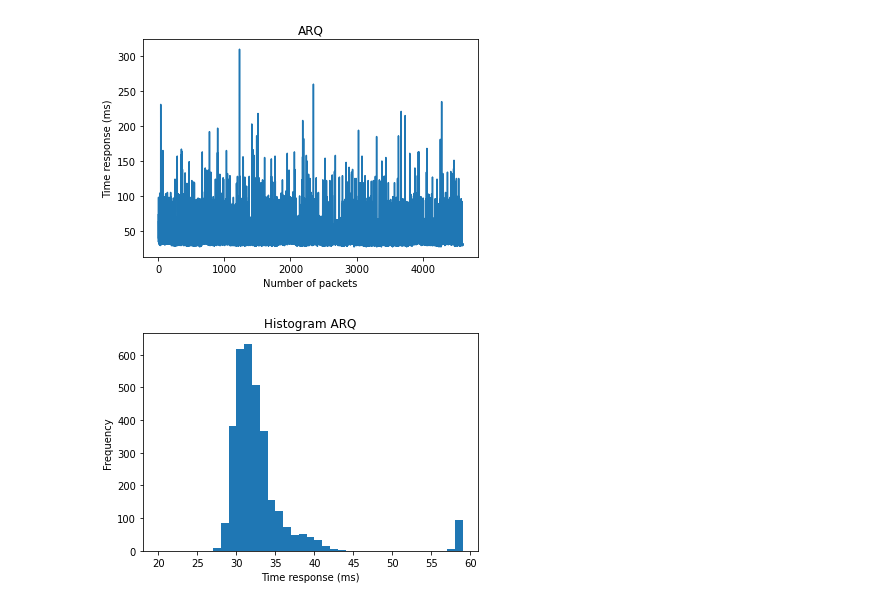
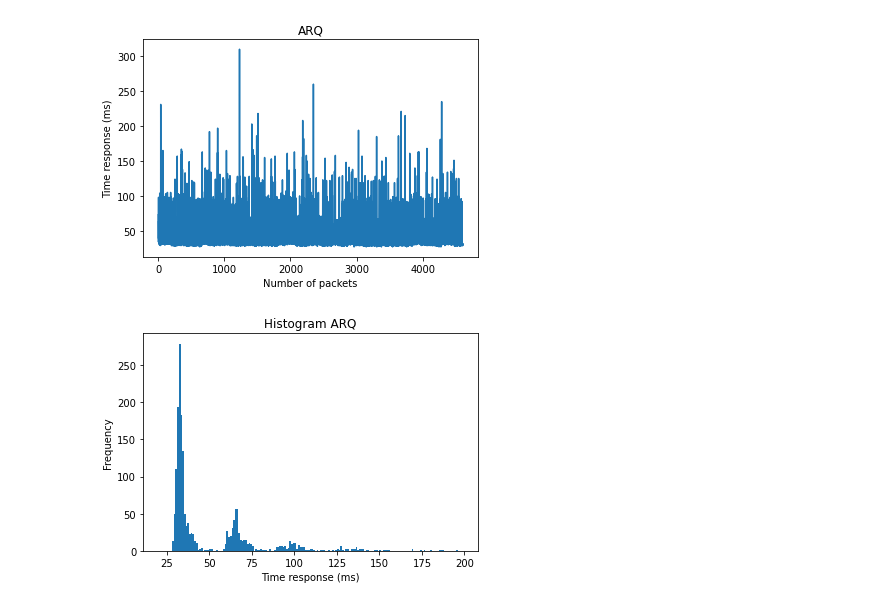
Before and after one commit to thodkatz/ece-networks1, a Jupyter notebook: src/plot.ipynb, the cells around one changed output. Cells and saved outputs as stored; diff of their text form; code cells hidden in the pictures.

```diff
--- a/src/plot.ipynb
+++ b/src/plot.ipynb
@@ -44,11 +44,11 @@ plt.savefig("../logs/session1/arq.png")
 [figure]
 # %%
 arq = np.genfromtxt("../logs/session1/arq.txt")
-bins = range(20, 60, 1)
+bins = range(20, 200, 1)
 plt.hist(arq, bins)
 plt.title("Histogram ARQ")
 plt.xlabel("Time response (ms)")
 plt.ylabel("Frequency")
 plt.savefig("../logs/session1/hist_arq.png")
 # %% [output]
-[figure, old version]
+[figure, new version]
```
Also changed, not shown: 25 other files.
